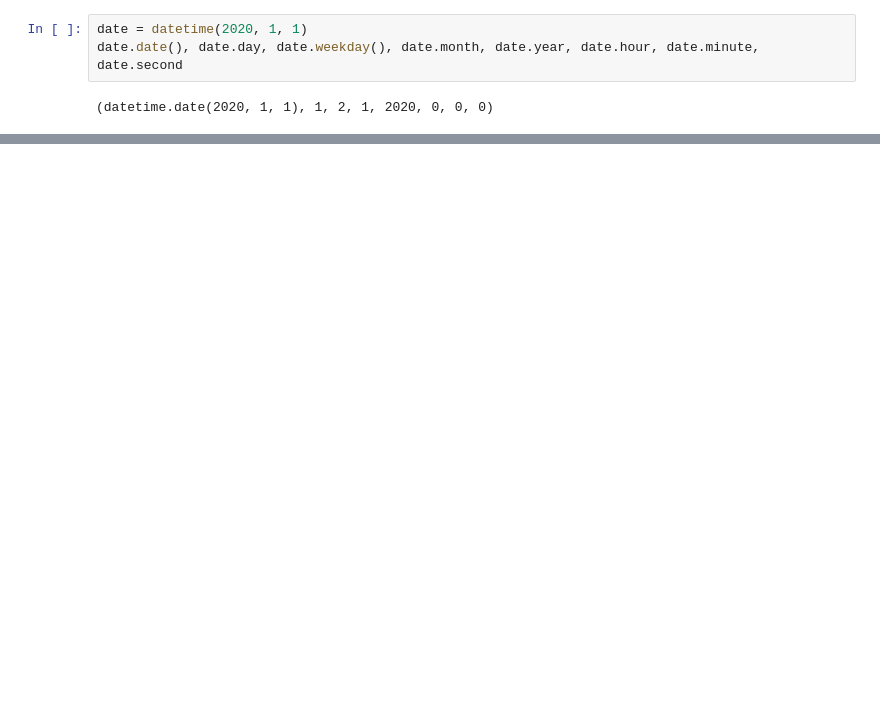
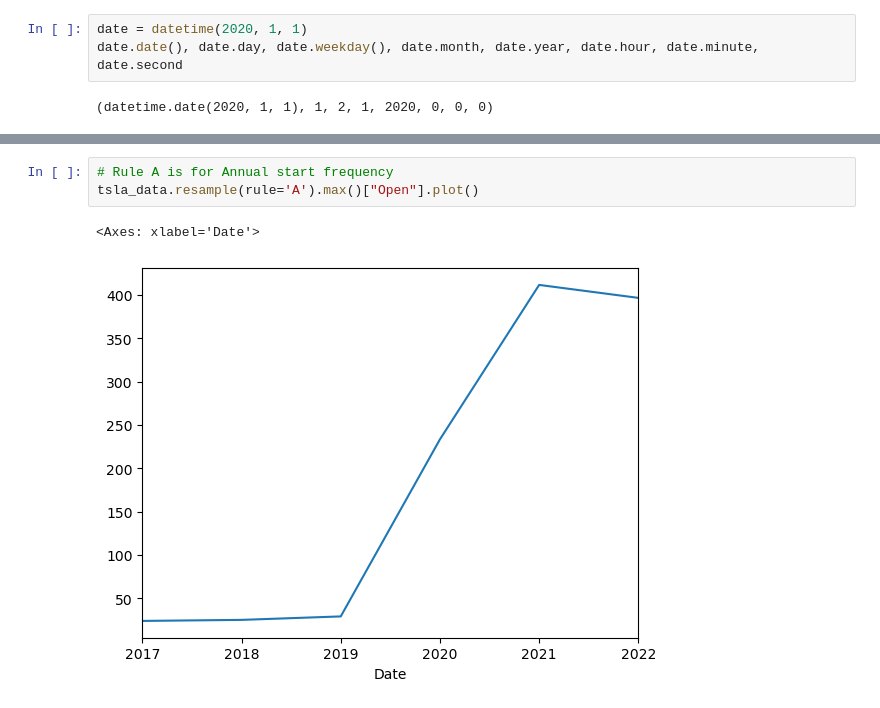
Before and after one commit to ShreyashSingh1/Python-DSM, a Jupyter notebook: Week20/Time Series EDA.ipynb, the cells around one changed output, grey strips where cells are left out. Drawn from its saved outputs; the diff is of its cells as text; blank space fills up the shorter version.

```diff
--- a/Week20/Time Series EDA.ipynb
+++ b/Week20/Time Series EDA.ipynb
@@ -241,0 +278,6 @@ date.date(), date.day, date.weekday(), date.month, date.year, date.hour, date.mi
+# %%
+# Rule A is for Annual start frequency
+tsla_data.resample(rule='A').max()["Open"].plot()
+# %% [output]
+<Axes: xlabel='Date'>
+[figure, added]
```
Also changed, not shown: parts of 18 cells of this notebook.
